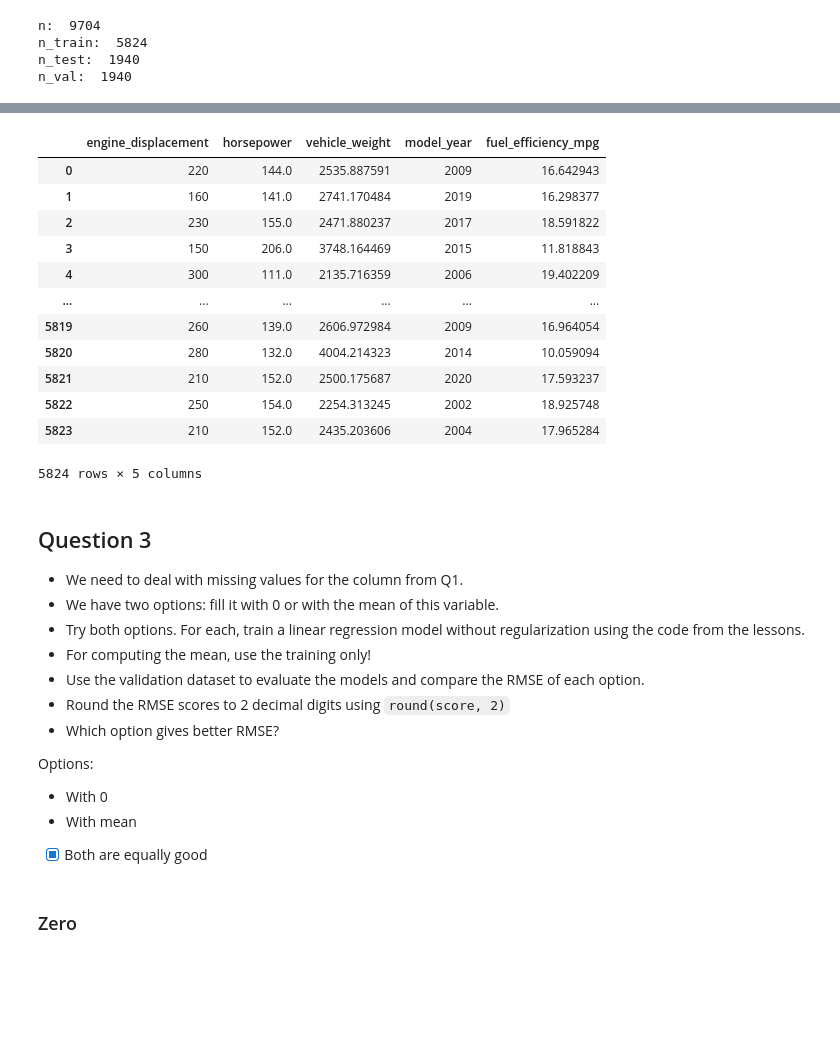
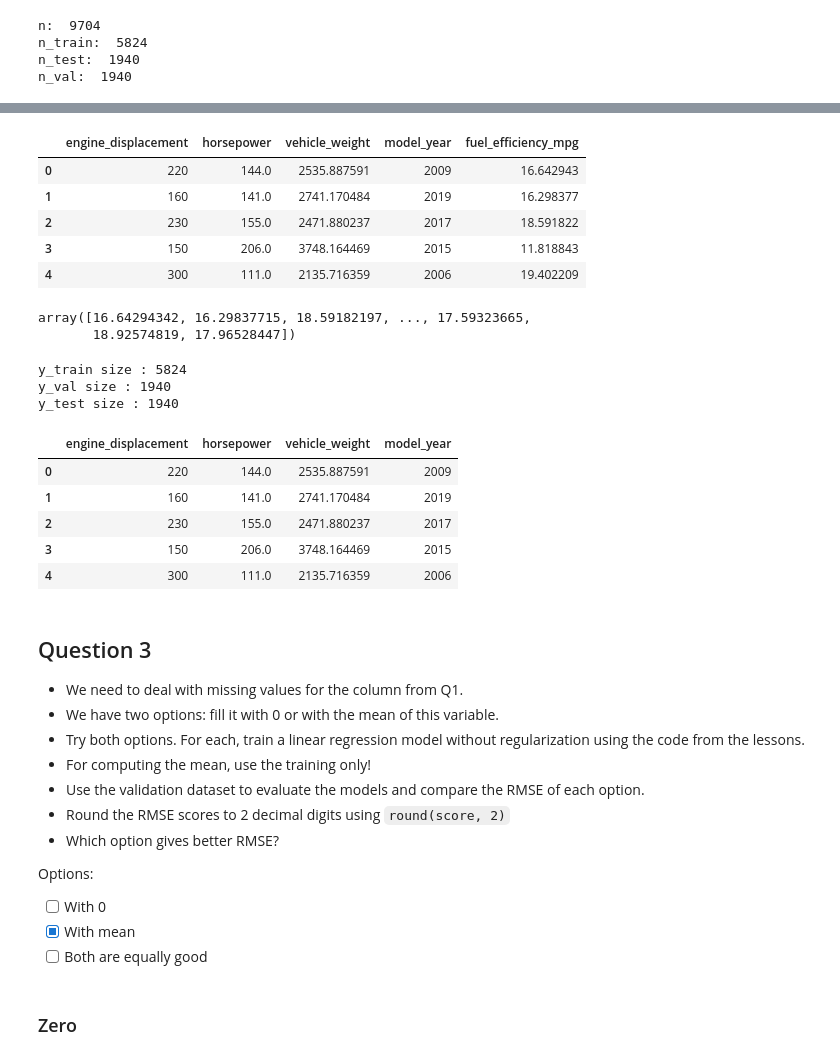
Before and after one commit to rosa-lpz/machine-learning-zoomcamp-homework, a Jupyter notebook: 02-regression/homework-02.ipynb, the cells around one changed output, grey strips where cells are left out. Cells and saved outputs as stored; diff of their text form; code cells hidden in the pictures; blank space fills up the shorter version.

```diff
--- a/02-regression/homework-02.ipynb
+++ b/02-regression/homework-02.ipynb
@@ -309,19 +330,12 @@ df_train = df_train.reset_index(drop=True)
 df_val = df_val.reset_index(drop=True)
 df_test = df_test.reset_index(drop=True)
 # %%
-df_train
+df_train.head(5)
 # %% [output]
 |  | engine_displacement | horsepower | vehicle_weight | model_year | fuel_efficiency_mpg |
 | 0 | 220 | 144.0 | 2535.887591 | 2009 | 16.642943 |
 | 1 | 160 | 141.0 | 2741.170484 | 2019 | 16.298377 |
 | 2 | 230 | 155.0 | 2471.880237 | 2017 | 18.591822 |
 | 3 | 150 | 206.0 | 3748.164469 | 2015 | 11.818843 |
 | 4 | 300 | 111.0 | 2135.716359 | 2006 | 19.402209 |
-| ... | ... | ... | ... | ... | ... |
-| 5819 | 260 | 139.0 | 2606.972984 | 2009 | 16.964054 |
-| 5820 | 280 | 132.0 | 4004.214323 | 2014 | 10.059094 |
-| 5821 | 210 | 152.0 | 2500.175687 | 2020 | 17.593237 |
-| 5822 | 250 | 154.0 | 2254.313245 | 2002 | 18.925748 |
-| 5823 | 210 | 152.0 | 2435.203606 | 2004 | 17.965284 |
-5824 rows × 5 columns
 # %%
@@ -331 +350,14 @@ y_test = np.log1p(df_test.fuel_efficiency_mpg.values)
+# %%
+y_train
+# %% [output]
+array([16.64294342, 16.29837715, 18.59182197, ..., 17.59323665,
+       18.92574819, 17.96528447])
+# %%
+print("y_train size :", len(y_train))
+print("y_val size :", len(y_val))
+print("y_test size :", len(y_test))
+# %% [output]
+y_train size : 5824
+y_val size : 1940
+y_test size : 1940
 # %%
@@ -332,6 +365,15 @@ y_test = np.log1p(df_test.fuel_efficiency_mpg.values)
 del df_train['fuel_efficiency_mpg']
 del df_val['fuel_efficiency_mpg']
 del df_test['fuel_efficiency_mpg']
+# %%
+df_train.head(5)
+# %% [output]
+|  | engine_displacement | horsepower | vehicle_weight | model_year |
+| 0 | 220 | 144.0 | 2535.887591 | 2009 |
+| 1 | 160 | 141.0 | 2741.170484 | 2019 |
+| 2 | 230 | 155.0 | 2471.880237 | 2017 |
+| 3 | 150 | 206.0 | 3748.164469 | 2015 |
+| 4 | 300 | 111.0 | 2135.716359 | 2006 |
 # %% [markdown]
 
 ## Question 3
@@ -346,9 +388,9 @@ del df_test['fuel_efficiency_mpg']
 
 Options:
 
-- With 0
-- With mean
-- [x] Both are equally good
+- [ ] With 0
+- [X] With mean
+- [ ] Both are equally good
 # %%
 base = ['engine_displacement', 'horsepower', 'vehicle_weight', 'model_year',
        'fuel_efficiency_mpg']
```
Also changed, not shown: parts of 28 cells of this notebook.
